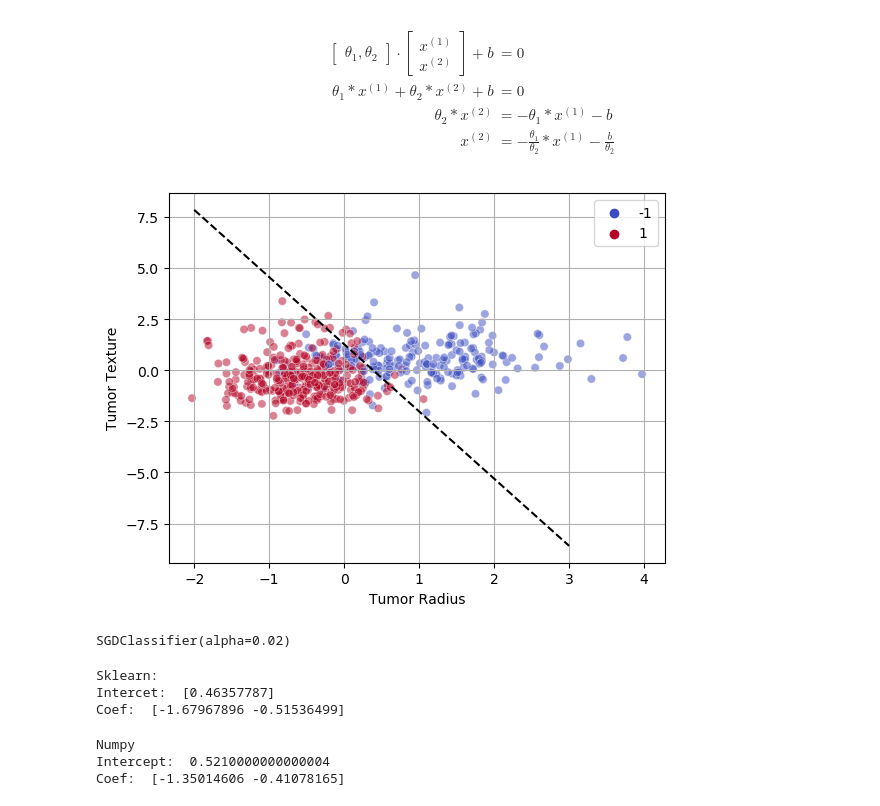
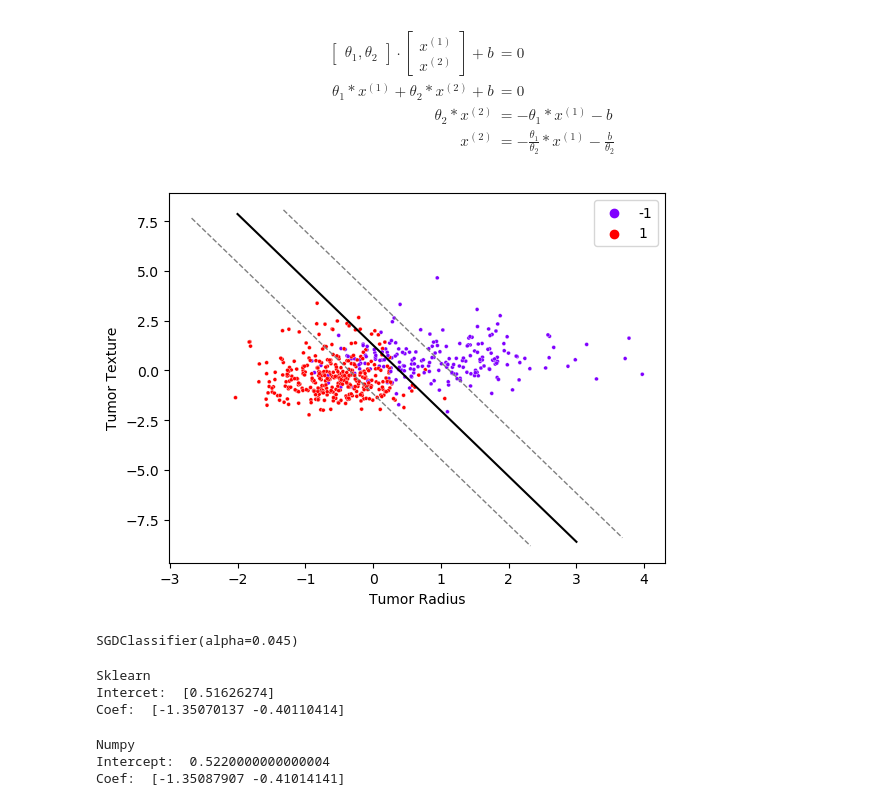
Before and after one commit to bernhard-pfann/my-study-notebooks, a Jupyter notebook: machine_learning/svm.ipynb, the cells around one changed output. Saved outputs shown, nothing was run; the diff lists cells and outputs as text; code cells hidden in the pictures.

```diff
--- a/machine_learning/svm.ipynb
+++ b/machine_learning/svm.ipynb
@@ -58,9 +45,17 @@ def svm(X: np.array, y: np.array, lam: float, eta: float, epochs: int):
         np.array(theta_lst),
         np.array(theta_0_lst)
     ]
+# %%
+data = datasets.load_breast_cancer()
+y = data.target
+X = data.data
+X = preprocessing.scale(X)
+X = X[:, :2]
+y = np.where(y<=0, -1, 1)
 # %%
-theta, theta_0 = svm(X=X, y=y, lam=0.045, eta=0.001, epochs=100)
+lam = 0.045
+theta_all, theta_0_all = svm(X=X, y=y, lam=lam, eta=0.001, epochs=100)
 
-final_theta = theta[-1]
-final_theta_0 = theta_0[-1]
+theta = theta_all[-1]
+theta_0 = theta_0_all[-1]
 # %%
@@ -89,35 +84,46 @@ x^{(2)} &= -\frac{\theta_1}{\theta_2}*x^{(1)} - \frac{b}{\theta_2}
 \end{aligned}
 $$
 # %%
-x1 = np.arange(int(X.min()), int(X.max()), 1)
-y1 = -(final_theta[0]/final_theta[1]) * x1 - (final_theta_0/final_theta[1])
+dec_bound_x = np.arange(int(X.min()), int(X.max()), 1)
+dec_bound_y = -(theta[0]/theta[1]) * dec_bound_x - (theta_0/theta[1])
+dec_bound = np.array([[i,j] for i,j in zip(dec_bound_x, dec_bound_y)])
+# %%
+theta_len = np.linalg.norm(theta)
+theta_norm = theta / theta_len
+
+margin = 1 / theta_len
+
+dec_bound_up = dec_bound + theta_norm * margin
+dec_bound_down = dec_bound - theta_norm * margin
 # %%
-sns.scatterplot(x=X[:, 0], y=X[:, 1], hue=y, alpha=0.5, palette="coolwarm")
+sns.scatterplot(x=X[:, 0], y=X[:, 1], hue=y, s=8, palette="rainbow")
 plt.xlabel('Tumor Radius')
 plt.ylabel('Tumor Texture')
-plt.plot(x1, y1, "--k")
-plt.grid(True)
+
+plt.plot(dec_bound_x, dec_bound_y, "-k")
+plt.plot(dec_bound_up[:,0], dec_bound_up[:,1], ls="--", lw=1, c="grey")
+plt.plot(dec_bound_down[:,0], dec_bound_down[:,1], ls="--", lw=1, c="grey")
 plt.show()
 # %% [output]
-[figure, old version]
+[figure, new version]
 # %%
-model = linear_model.SGDClassifier(loss='hinge', penalty='l2', alpha=0.02)
+model = linear_model.SGDClassifier(loss='hinge', penalty='l2', alpha=lam)
 model.fit(X,y)
 # %% [output]
-SGDClassifier(alpha=0.02)
+SGDClassifier(alpha=0.045)
 # %%
-print("Sklearn:")
+print("Sklearn")
 print("Intercet: ", model.intercept_)
 print("Coef: ", model.coef_[0])
 # %% [output]
-Sklearn:
-Intercet:  [0.46357787]
-Coef:  [-1.67967896 -0.51536499]
+Sklearn
+Intercet:  [0.51626274]
+Coef:  [-1.35070137 -0.40110414]
 # %%
 print("Numpy")
-print("Intercept: ", final_theta_0)
-print("Coef: ", final_theta)
+print("Intercept: ", theta_0)
+print("Coef: ", theta)
 # %% [output]
 Numpy
-Intercept:  0.5210000000000004
-Coef:  [-1.35014606 -0.41078165]
+Intercept:  0.5220000000000004
+Coef:  [-1.35087907 -0.41014141]
```
Also changed, not shown: parts of 6 cells of this notebook.
